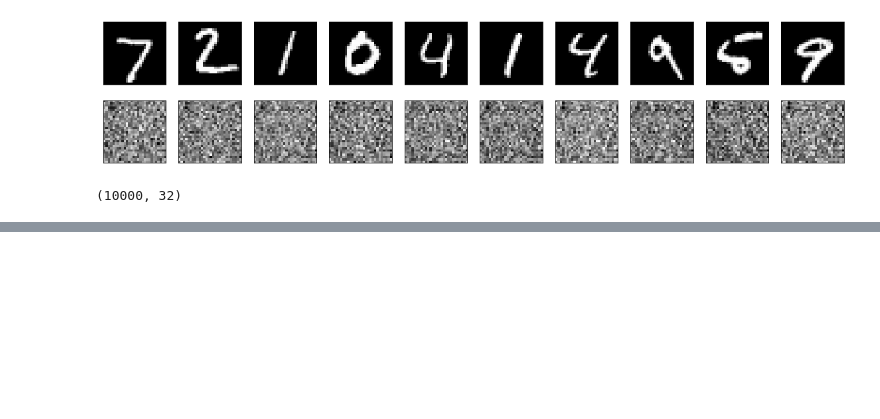
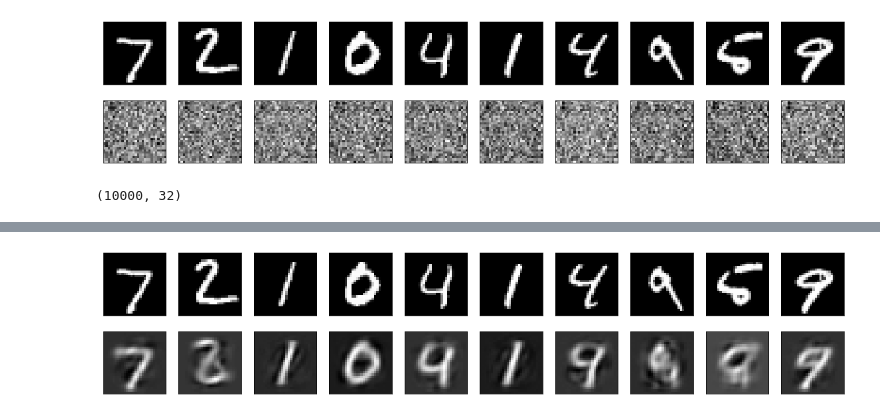
Before and after one commit to TomasSuarezL/oss-stage-2019, a Jupyter notebook: Examples/Autoencoder_example.ipynb, the cells around one changed output, grey strips where cells are left out. Saved outputs shown, nothing was run; the diff lists cells and outputs as text; code cells hidden in the pictures; blank space fills up the shorter version.

Commit message:
AE ex2 functions - get encoder

```diff
--- a/Examples/Autoencoder_example.ipynb
+++ b/Examples/Autoencoder_example.ipynb
@@ -225,0 +195,5 @@ Step: 0,Loss: [0.05516481 0.0538431  0.03719277 0.0722165  0.03291824 0.07266439
+# %%
+from tensorflow import Variable
+
+model = FullyConnectedAutoEncoder()
+train_model(model)
@@ -225,0 +218,4 @@ Step: 0,Loss: [0.05516481 0.0538431  0.03719277 0.0722165  0.03291824 0.07266439
+# %%
+plot_predictions([model])
+# %% [output]
+[figure, added]
```
Also changed, not shown: parts of 24 cells of this notebook.
